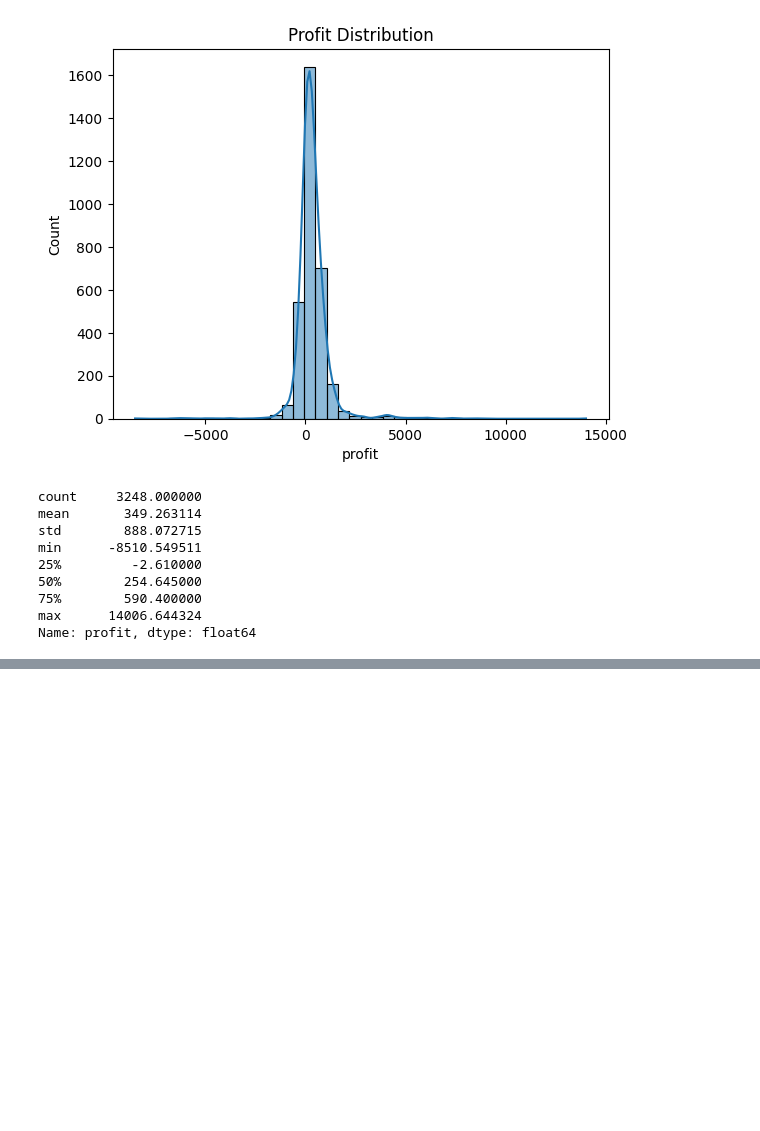
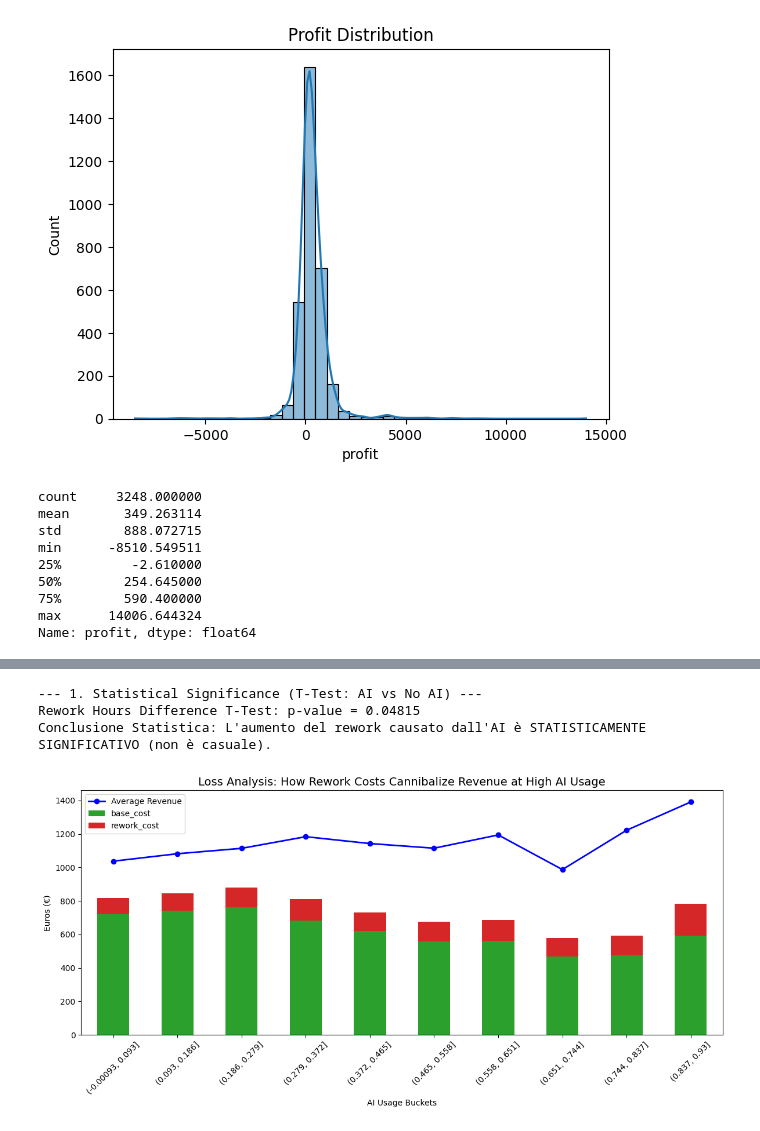
Before and after one commit to andreamammano89-maker/ML_Project_SEA_815441, a Jupyter notebook: main.ipynb, the cells around one changed output, grey strips where cells are left out. Drawn from its saved outputs; the diff is of its cells as text; code cells hidden in the pictures; blank space fills up the shorter version.

```diff
--- a/main.ipynb
+++ b/main.ipynb
@@ -211,0 +360,46 @@ Name: profit, dtype: float64
+# %%
+import scipy.stats as stats
+
+# --- 1. APPROFONDIMENTO STATISTICO (T-TEST) ---
+print("--- 1. Statistical Significance (T-Test: AI vs No AI) ---")
+ai_rework = df_productivity[df_productivity['ai_flag'] == 1]['rework_hours'].dropna()
+no_ai_rework = df_productivity[df_productivity['ai_flag'] == 0]['rework_hours'].dropna()
+
+t_stat, p_val = stats.ttest_ind(ai_rework, no_ai_rework, equal_var=False)
+print(f"Rework Hours Difference T-Test: p-value = {p_val:.5f}")
+if p_val < 0.05:
+    print("Conclusione Statistica: L'aumento del rework causato dall'AI è STATISTICAMENTE SIGNIFICATIVO (non è casuale).\n")
+
+# --- 2. LOSS ANALYSIS (Scomposizione dei costi) ---
+# Calcoliamo quanto ci costa un'ora di lavoro (Costo Totale / Ore Totali)
+# Assumiamo che Ore Totali = hours_spent + rework_hours
+df_loss = df_productivity.copy()
+df_loss['total_hours'] = df_loss['hours_spent'] + df_loss['rework_hours']
+
+# Costo orario implicito (quanto paghiamo chi lavora)
+df_loss['hourly_rate'] = df_loss['cost'] / df_loss['total_hours'].replace(0, np.nan)
+
+# Ora isoliamo i costi!
+df_loss['base_cost'] = df_loss['hours_spent'] * df_loss['hourly_rate']
+df_loss['rework_cost'] = df_loss['rework_hours'] * df_loss['hourly_rate']
+
+# Raggruppiamo per le fasce di AI come prima, ma stavolta guardiamo I COSTI
+df_loss['ai_bucket'] = pd.cut(df_loss['ai_usage_pct'], bins=10)
+cost_breakdown = df_loss.groupby('ai_bucket', observed=False)[['base_cost', 'rework_cost', 'revenue']].mean()
+
+# Grafico a barre impilate per far vedere come il Rework Cost si mangia la Revenue
+cost_breakdown[['base_cost', 'rework_cost']].plot(kind='bar', stacked=True, figsize=(12, 6), color=['#2ca02c', '#d62728'])
+plt.plot(range(10), cost_breakdown['revenue'], color='blue', marker='o', linewidth=2, label='Average Revenue')
+
+plt.title('Loss Analysis: How Rework Costs Cannibalize Revenue at High AI Usage', fontsize=14)
+plt.xlabel('AI Usage Buckets')
+plt.ylabel('Euros (€)')
+plt.legend()
+plt.xticks(rotation=45)
+plt.tight_layout()
+plt.show()
+# %% [output]
+--- 1. Statistical Significance (T-Test: AI vs No AI) ---
+Rework Hours Difference T-Test: p-value = 0.04815
+Conclusione Statistica: L'aumento del rework causato dall'AI è STATISTICAMENTE SIGNIFICATIVO (non è casuale).
+[figure, added]
```
Also changed, not shown: parts of 14 cells of this notebook.
